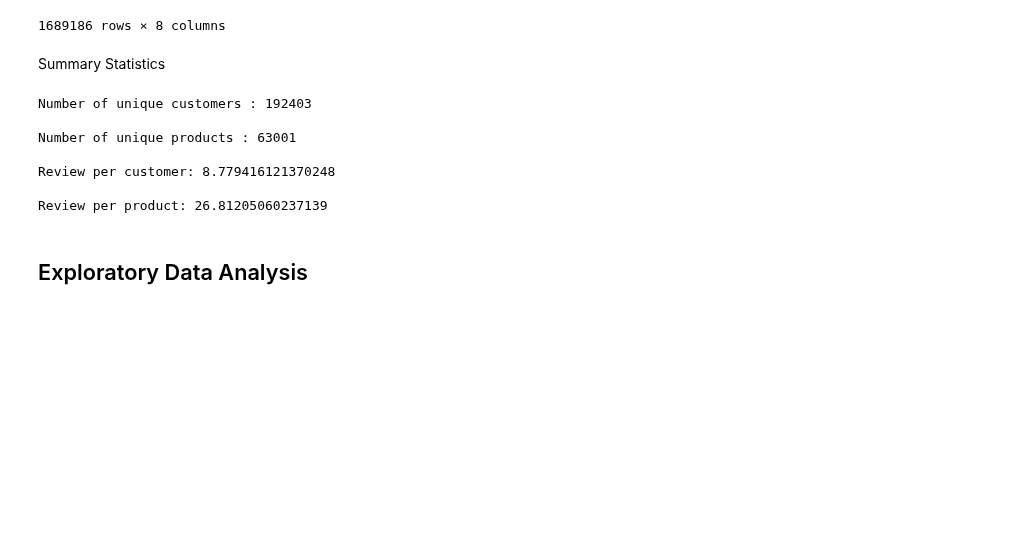
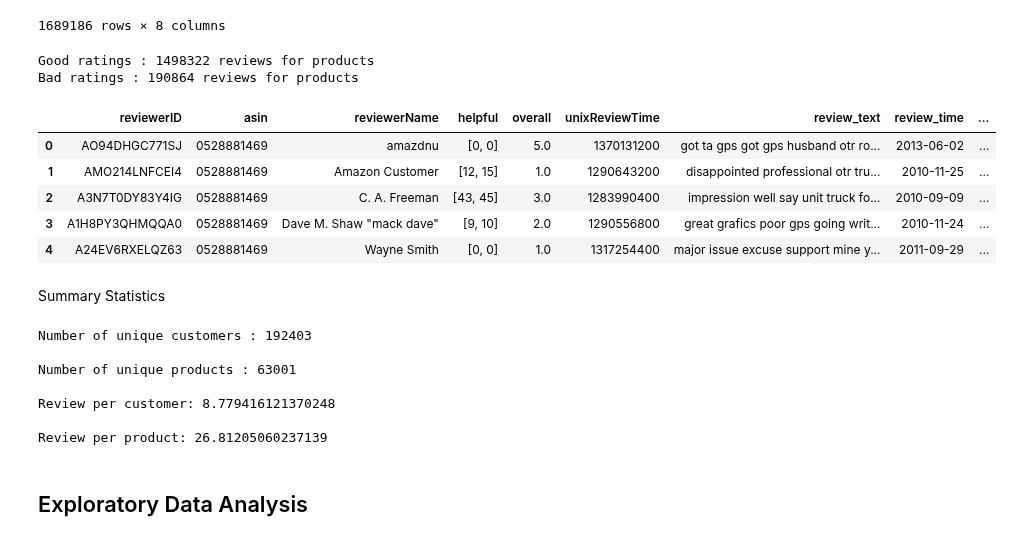
Before and after one commit to bachhvu/Amazon-NLP, a Jupyter notebook: Model Development.ipynb, the cells around one changed output. Saved outputs shown, nothing was run; the diff lists cells and outputs as text; code cells hidden in the pictures; blank space fills up the shorter version.

```diff
--- a/Model Development.ipynb
+++ b/Model Development.ipynb
@@ -30,6 +32,30 @@ df
 | 1689186 | A1E1LEVQ9VQNK | B00LGQ6HL8 | J. Chambers | [0, 0] | 5.0 | 1405641600 | superb audio quality comfortable ... | 2014-07-18 |
 | 1689187 | A2NYK9KWFMJV4Y | B00LGQ6HL8 | Mike Tarrani "Jazz Drummer" | [0, 0] | 5.0 | 1405209600 | exceptional sound normally receiv... | 2014-07-13 |
 1689186 rows × 8 columns
+# %%
+##########################################
+## Classify ratings as good
+##########################################
+
+good_rate = len(df[df['overall'] >= 3])
+bad_rate = len(df[df['overall'] < 3])
+
+# Printing rates and their total numbers
+print ('Good ratings : {} reviews for products'.format(good_rate))
+print ('Bad ratings : {} reviews for products'.format(bad_rate))
+# %% [output]
+Good ratings : 1498322 reviews for products
+Bad ratings : 190864 reviews for products
+# %%
+df['rating_class'] = df['overall'].apply(lambda x: 0 if x < 3 else 1)
+df.head()
+# %% [output]
+|  | reviewerID | asin | reviewerName | helpful | overall | unixReviewTime | review_text | review_time | ... |
+| 0 | AO94DHGC771SJ | 0528881469 | amazdnu | [0, 0] | 5.0 | 1370131200 | got ta gps got gps husband otr ro... | 2013-06-02 | ... |
+| 1 | AMO214LNFCEI4 | 0528881469 | Amazon Customer | [12, 15] | 1.0 | 1290643200 | disappointed professional otr tru... | 2010-11-25 | ... |
+| 2 | A3N7T0DY83Y4IG | 0528881469 | C. A. Freeman | [43, 45] | 3.0 | 1283990400 | impression well say unit truck fo... | 2010-09-09 | ... |
+| 3 | A1H8PY3QHMQQA0 | 0528881469 | Dave M. Shaw "mack dave" | [9, 10] | 2.0 | 1290556800 | great grafics poor gps going writ... | 2010-11-24 | ... |
+| 4 | A24EV6RXELQZ63 | 0528881469 | Wayne Smith | [0, 0] | 1.0 | 1317254400 | major issue excuse support mine y... | 2011-09-29 | ... |
 # %% [markdown]
 Summary Statistics
 # %%
```
Also changed, not shown: parts of 1 cell of this notebook.
